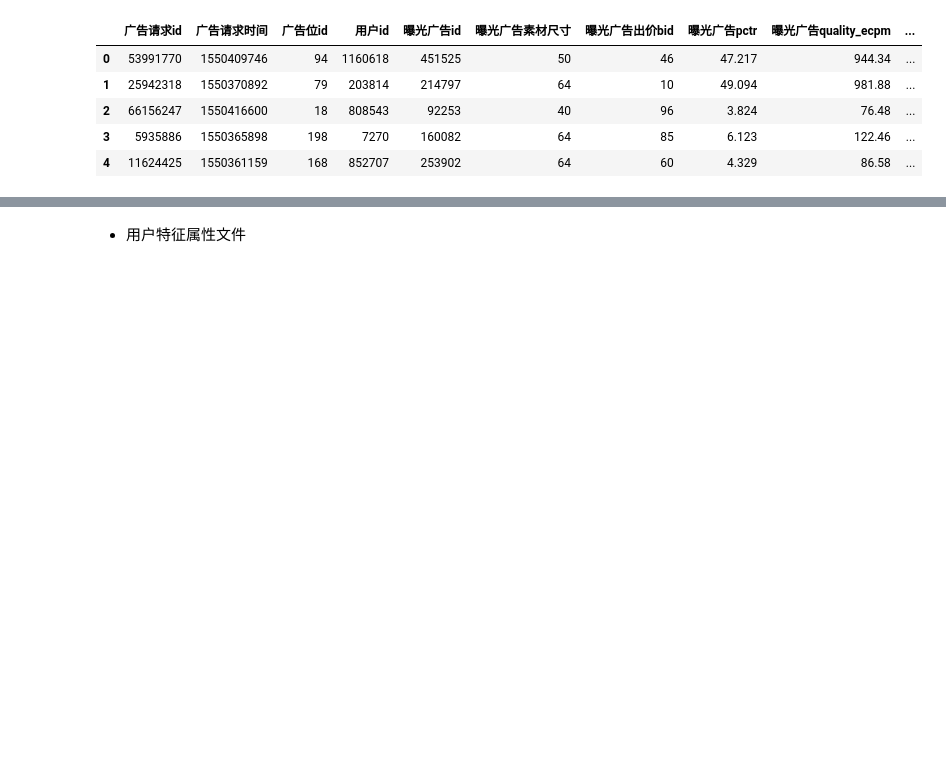
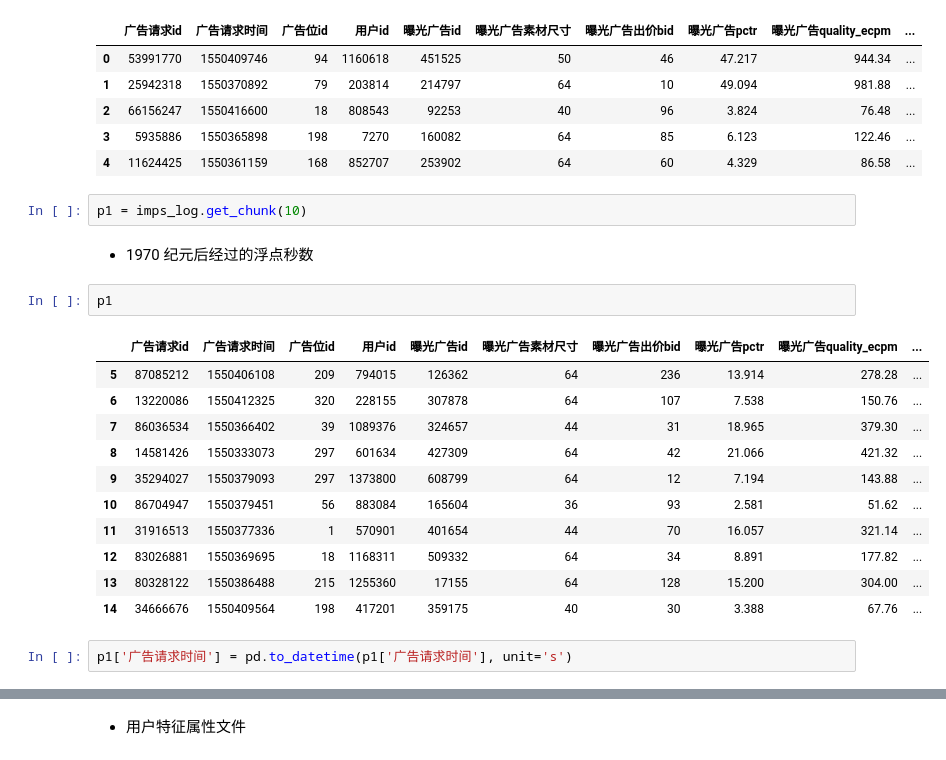
Before and after one commit to AutuanLiu/2019TencentAlgorithm, a Jupyter notebook: nbs/pro_data.ipynb, the cells around one changed output, grey strips where cells are left out. Drawn from its saved outputs; the diff is of its cells as text; blank space fills up the shorter version.

```diff
--- a/nbs/pro_data.ipynb
+++ b/nbs/pro_data.ipynb
@@ -46,3 +47,23 @@ imps_log.get_chunk(5)
 | 2 | 66156247 | 1550416600 | 18 | 808543 | 92253 | 40 | 96 | 3.824 | 76.48 | ... |
 | 3 | 5935886 | 1550365898 | 198 | 7270 | 160082 | 64 | 85 | 6.123 | 122.46 | ... |
 | 4 | 11624425 | 1550361159 | 168 | 852707 | 253902 | 64 | 60 | 4.329 | 86.58 | ... |
+# %%
+p1 = imps_log.get_chunk(10)
+# %% [markdown]
+- 1970 纪元后经过的浮点秒数
+# %%
+p1
+# %% [output]
+|  | 广告请求id | 广告请求时间 | 广告位id | 用户id | 曝光广告id | 曝光广告素材尺寸 | 曝光广告出价bid | 曝光广告pctr | 曝光广告quality_ecpm | ... |
+| 5 | 87085212 | 1550406108 | 209 | 794015 | 126362 | 64 | 236 | 13.914 | 278.28 | ... |
+| 6 | 13220086 | 1550412325 | 320 | 228155 | 307878 | 64 | 107 | 7.538 | 150.76 | ... |
+| 7 | 86036534 | 1550366402 | 39 | 1089376 | 324657 | 44 | 31 | 18.965 | 379.30 | ... |
+| 8 | 14581426 | 1550333073 | 297 | 601634 | 427309 | 64 | 42 | 21.066 | 421.32 | ... |
+| 9 | 35294027 | 1550379093 | 297 | 1373800 | 608799 | 64 | 12 | 7.194 | 143.88 | ... |
+| 10 | 86704947 | 1550379451 | 56 | 883084 | 165604 | 36 | 93 | 2.581 | 51.62 | ... |
+| 11 | 31916513 | 1550377336 | 1 | 570901 | 401654 | 44 | 70 | 16.057 | 321.14 | ... |
+| 12 | 83026881 | 1550369695 | 18 | 1168311 | 509332 | 64 | 34 | 8.891 | 177.82 | ... |
+| 13 | 80328122 | 1550386488 | 215 | 1255360 | 17155 | 64 | 128 | 15.200 | 304.00 | ... |
+| 14 | 34666676 | 1550409564 | 198 | 417201 | 359175 | 40 | 30 | 3.388 | 67.76 | ... |
+# %%
+p1['广告请求时间'] = pd.to_datetime(p1['广告请求时间'], unit='s')
```
Also changed, not shown: parts of 6 cells of this notebook, 6 other files.
